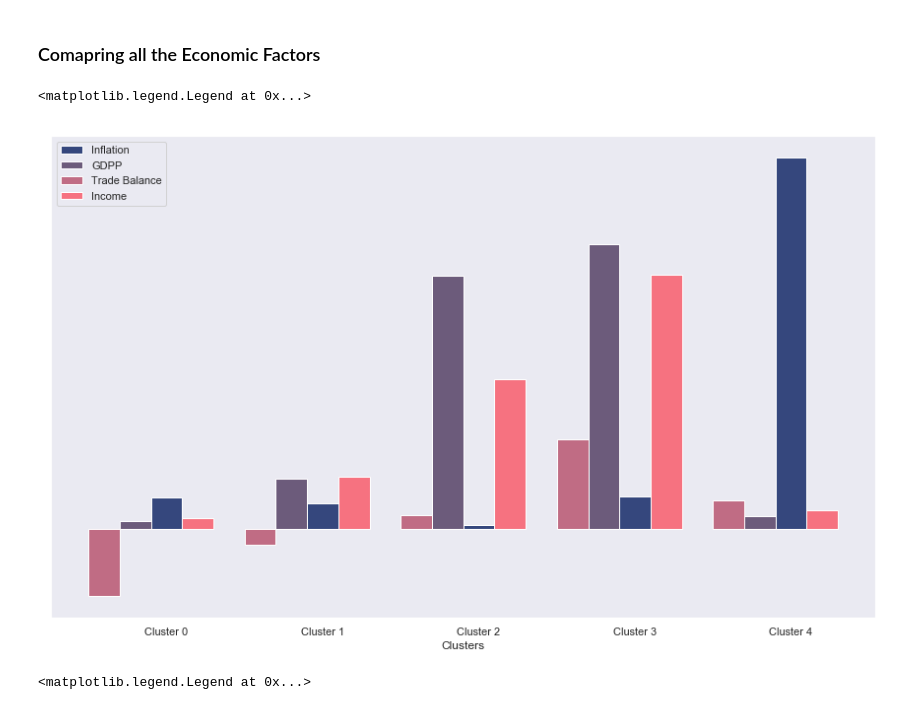
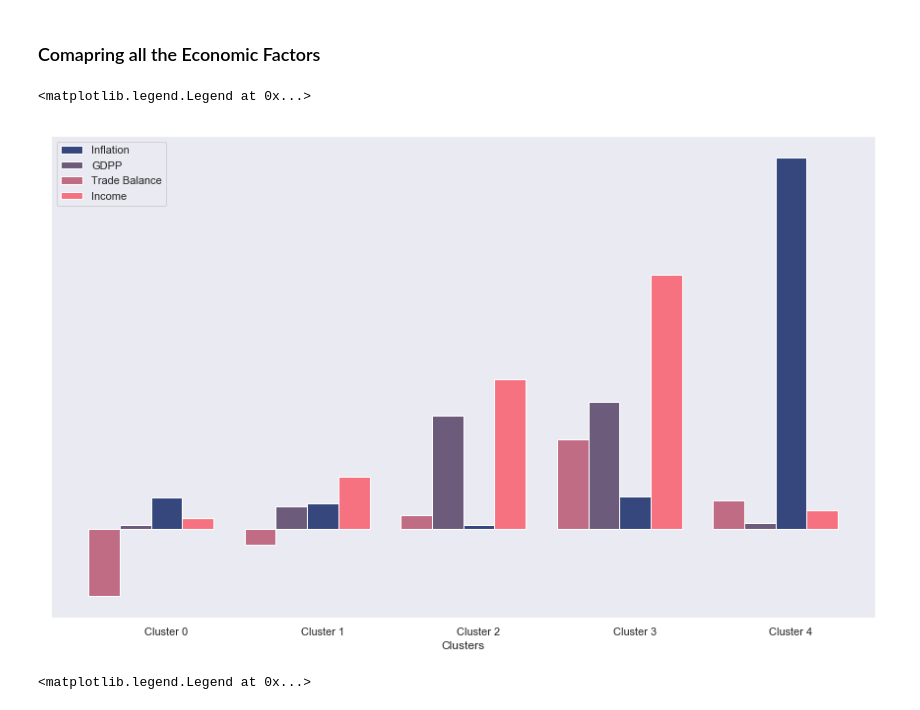
Before and after one commit to patwadeepak/help_country, a Jupyter notebook: Untitled.ipynb, the cells around one changed output. Drawn from its saved outputs; the diff is of its cells as text; code cells hidden in the pictures.

```diff
--- a/Untitled.ipynb
+++ b/Untitled.ipynb
@@ -251,17 +251,18 @@ r4 = [x+w for x in r1]
 # %%
 plt.figure(figsize=(15,9))
 sns.set_style('dark')
 plt.bar(r1, avg['inflation'] , color='#35477d', width=w,edgecolor='white', label='Inflation')
-plt.bar(r2, avg['gdpp']*1.5/1000 , color='#6c5b7b', width=w, edgecolor='white', label='GDPP')
+plt.bar(r2, avg['gdpp']/1500 , color='#6c5b7b', width=w, edgecolor='white', label='GDPP')
 plt.bar(r3, avg['trade_bal'] , color='#c06c84', width=w,edgecolor='white', label='Trade Balance')
 plt.bar(r4, avg['income']/1000 , color='#f67280', width=w, edgecolor='white', label='Income')
 plt.xlabel('Clusters')
 plt.xticks(np.arange(1,6), ['Cluster '+ str(x) for x in range(5)])
 plt.yticks([]) # Removing yticks since all our parameters have different scale.
+
 plt.legend()
 # %% [output]
 <matplotlib.legend.Legend at 0x...>
-[figure, old version]
+[figure, new version]
 # %%
 plt.figure(figsize=(15,9))
 sns.set_style('dark')
```
Also changed, not shown: parts of 6 cells of this notebook.
